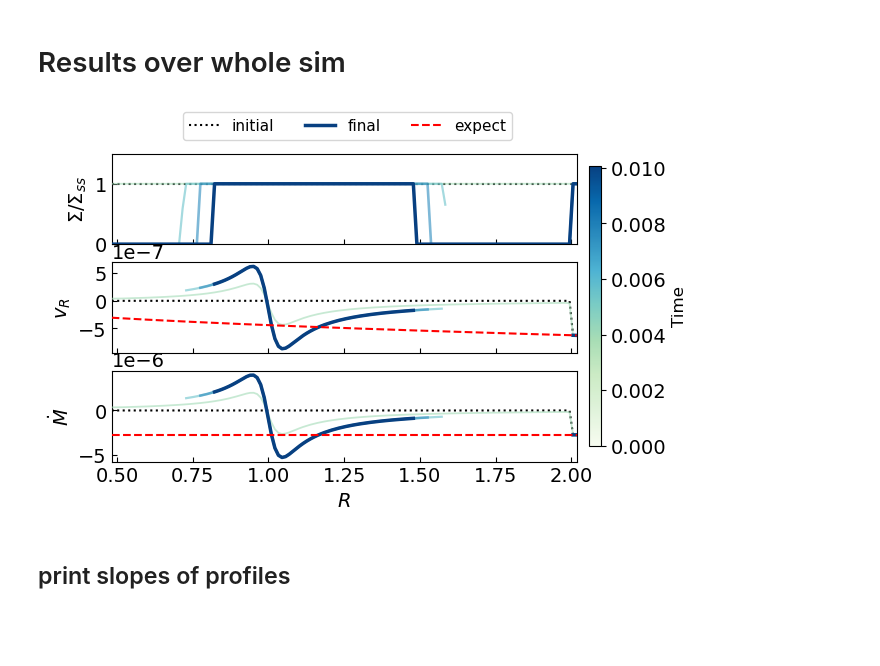
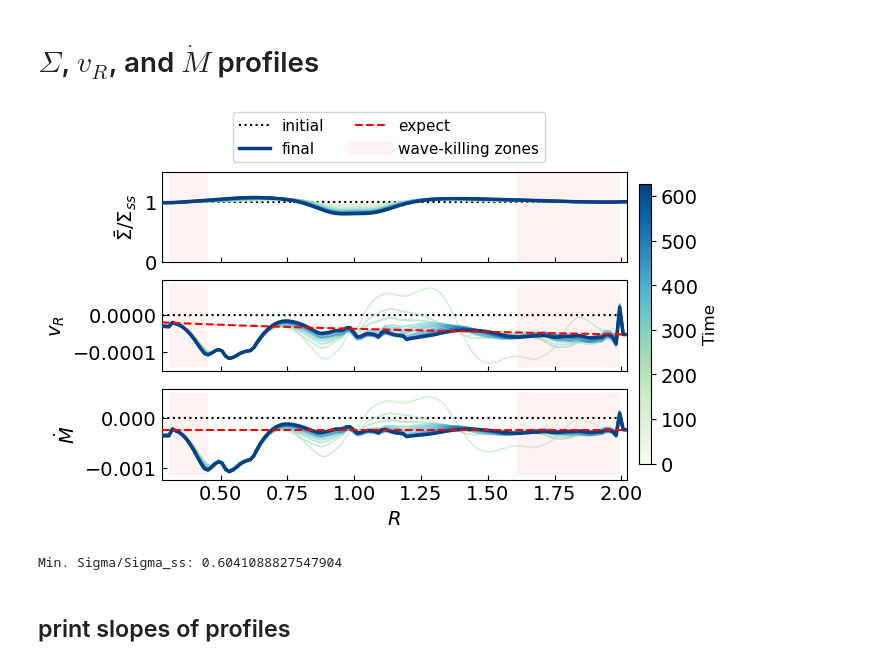
Before and after one commit to Jupiter1994/athena-warps, a Jupyter notebook: warped-disks/jiarus_diagnosis_2d.ipynb, the cells around one changed output. Saved outputs shown, nothing was run; the diff lists cells and outputs as text; code cells hidden in the pictures; blank space fills up the shorter version.

Commit message:
fixed 2d profile code

```diff
--- a/warped-disks/jiarus_diagnosis_2d.ipynb
+++ b/warped-disks/jiarus_diagnosis_2d.ipynb
@@ -13,16 +13,16 @@ import athena_read
 import glob
 # %%
 ## Snapshots registration
-sim_name = 'disk-2d-planet2a'
+sim_name = 'disk-2d-planet7'
 path = '/scratch/phn2956/' + sim_name + '/'
 #path = '/scratch/phn2956/disk_2d_viscous_gap/'
 snapshot_list = sorted(glob.glob(path+'disk.out1.*.athdf'))
 # %% [markdown]
-# Results over whole sim
+# $\Sigma$, $v_R$, and $\dot{M}$ profiles
 # %%
 ## Plot density, v_r, and Mdot
 
-snapshot_plot = snapshot_list[0:5:1]
+snapshot_plot = snapshot_list[0:201:20]
 
 ## NOTE: I think the color scaling is wrong when the first snapshot isn't i=0, but it's a minor point
 norm   = mcolors.PowerNorm(gamma=1.5, vmin=0, vmax=len(snapshot_plot)-1)
@@ -51,17 +51,20 @@ for i, frame in enumerate(snapshot_plot):
     vx3 = np.swapaxes(ath_data['vel3'],0,2)
     den = np.swapaxes(ath_data['rho'],0,2)
 
-    Sigma_integrand = den*rad_3d*d_rad*d_phi
-    Sigma = np.sum(Sigma_integrand[:,2:-2,0],axis=1)/(2*np.pi*rad_app)
+    ## \bar(Sigma) = azimuthally-averaged Sigma/"den", or
+    ## \bar(Sigma)(R') = (1/2pi) * \int Sigma(R=R',phi) dphi
+    Sigma_integrand = den*d_phi
+    Sigma_avg = np.sum(Sigma_integrand[:,2:-2,0],axis=1)/(2*np.pi)
 
-    vr_integrand = vx1*rad_3d*d_rad*d_phi
-    vr = np.sum(vr_integrand[:,2:-2,0],axis=1)/(2*np.pi*rad_app)
+    ## Mdot(R) = mass inflow rate, or:
+    ## Mdot(R') = \int Sigma(R=R',phi)*v_R(R',phi) (R*dphi)
+    Mdot_integrand = den*vx1*rad_3d*d_phi
+    Mdot = np.sum(Mdot_integrand[:,2:-2,0],axis=1)
 
-    Mdot_integrand = den*vx1*rad_3d*d_rad*d_phi
-    Mdot = np.sum(Mdot_integrand[:,2:-2,0],axis=1)#/(2*np.pi*rad_app)
+    ## mass-weighted v_R = Mdot / (2pi*R*\bar{Sigma}(R))
+    vr = Mdot / (2*np.pi*rad_app*Sigma_avg)
 
     #### Plot
-
     current_color = colors[i]
     lw     = 1.0 + 1.5 * (i / len(snapshot_plot))
     zorder = i + 10
@@ -73,8 +76,8 @@ for i, frame in enumerate(snapshot_plot):
     else:
         kws = {'c': current_color, 'lw': lw, 'alpha': 0.6, 'zorder': zorder}
 
-    Sigma_sol = Sigma[-1] * (rad_app/rad_app[-1])**-1.5
-    axs[0].plot(rad_app,Sigma/Sigma_sol,**kws)
+    Sigma_sol = Sigma_avg[-1] * (rad_app/rad_app[-1])**-1.5
+    axs[0].plot(rad_app,Sigma_avg/Sigma_sol,**kws)
     axs[1].plot(rad_app,vr,**kws)
     axs[2].plot(rad_app,Mdot,**kws)
 
@@ -86,43 +89,65 @@ cbar.set_label('Time', fontsize=12)
 #### Add analytical solutions
 #Sigma_sol = Sigma[-1] * (rad_app/rad_app[-1])**-1.5
 vR_sol    = vr[-1] * (rad_app/rad_app[-1])**0.5
 Mdot_sol  = Mdot[-1] * (rad_app/rad_app[-1])**0
 
 kws_theory = {'c': 'r', 'lw': 1.5, 'ls': '--', 'zorder': zorder+200}
 #axs[0].plot(rad_app,Sigma_sol,**kws_theory)
 axs[1].plot(rad_app,vR_sol,**kws_theory)
 axs[2].plot(rad_app,Mdot_sol,**kws_theory)
 axs[0].plot([],[],c='r',lw=1.5,ls='--',zorder=zorder+200,label='expect')
 
 #### labels
-axs[0].set_ylabel(r'$\Sigma/\Sigma_{ss}$')
+axs[0].set_ylabel(r'$\bar{\Sigma}/\Sigma_{ss}$')
 axs[1].set_ylabel(r'$v_{R}$')
 axs[2].set_ylabel(r'$\dot{M}$')
 axs[-1].set_xlabel(r'$R$')
 axs[-1].set_xlim(rad_app[[0, -1]])
 
 axs[0].set_ylim(0, 1.5)
-#axs[1].set_ylim(-1e-4, 0.7e-4)
-#axs[2].set_ylim(-1e-4, 1e-4)
+#axs[1].set_ylim(-5e-3, 3.5e-3)
+#axs[2].set_ylim(-3e-2, 3e-2)
+
+for ax in axs.flatten():
+    ax.tick_params(which='both',direction='in')
+
+r_in = 0.3 # 0.5
+r_out = 2.0
+r_iwkz = 0.46 # 0.7
+r_owkz = 1.6
+
+# locations of wave-killing zones
+where = ((rad_app > r_in) & (rad_app < r_iwkz)) | \
+            ((rad_app > r_owkz) & (rad_app < r_out))
+
+axs[0].fill_between(rad_app, axs[0].get_ylim()[1], where = where,\
+            facecolor='red', alpha=0.05)
+axs[1].fill_between(rad_app, axs[1].get_ylim()[0], axs[1].get_ylim()[1], \
+            where = where, facecolor='red', alpha=0.05)
+axs[2].fill_between(rad_app, axs[2].get_ylim()[0], axs[2].get_ylim()[1], \
+            where = where, facecolor='red', alpha=0.05)
+
+axs[0].plot([],[],color='red',linewidth=10, alpha=0.05, label='wave-killing zones')
 
 axs[0].legend(
     fontsize=11,
     loc='upper left',
-    bbox_to_anchor=(0.15, 1.02, 0.9, .452),
-    ncol=3,
+    bbox_to_anchor=(0.15, 1.22, 1.02, .452),
+    ncol=2,
     #mode="expand",
     borderaxespad=0.1
 )
 
 
-for ax in axs.flatten():
-    ax.tick_params(which='both',direction='in')
-
-save_fig = False
+save_fig = True
 if save_fig:
     plt.savefig("Figs/Snapshots/" + sim_name + "-snapshots.png", bbox_inches='tight')
 # %% [output]
-[figure, old version]
+[figure, new version]
+# %%
+print("Min. Sigma/Sigma_ss:", min(Sigma_avg/Sigma_sol))
+# %% [output]
+Min. Sigma/Sigma_ss: 0.6041088827547904
 # %% [markdown]
 ## print slopes of profiles
 # %%
```
Also changed, not shown: parts of 6 cells of this notebook.
